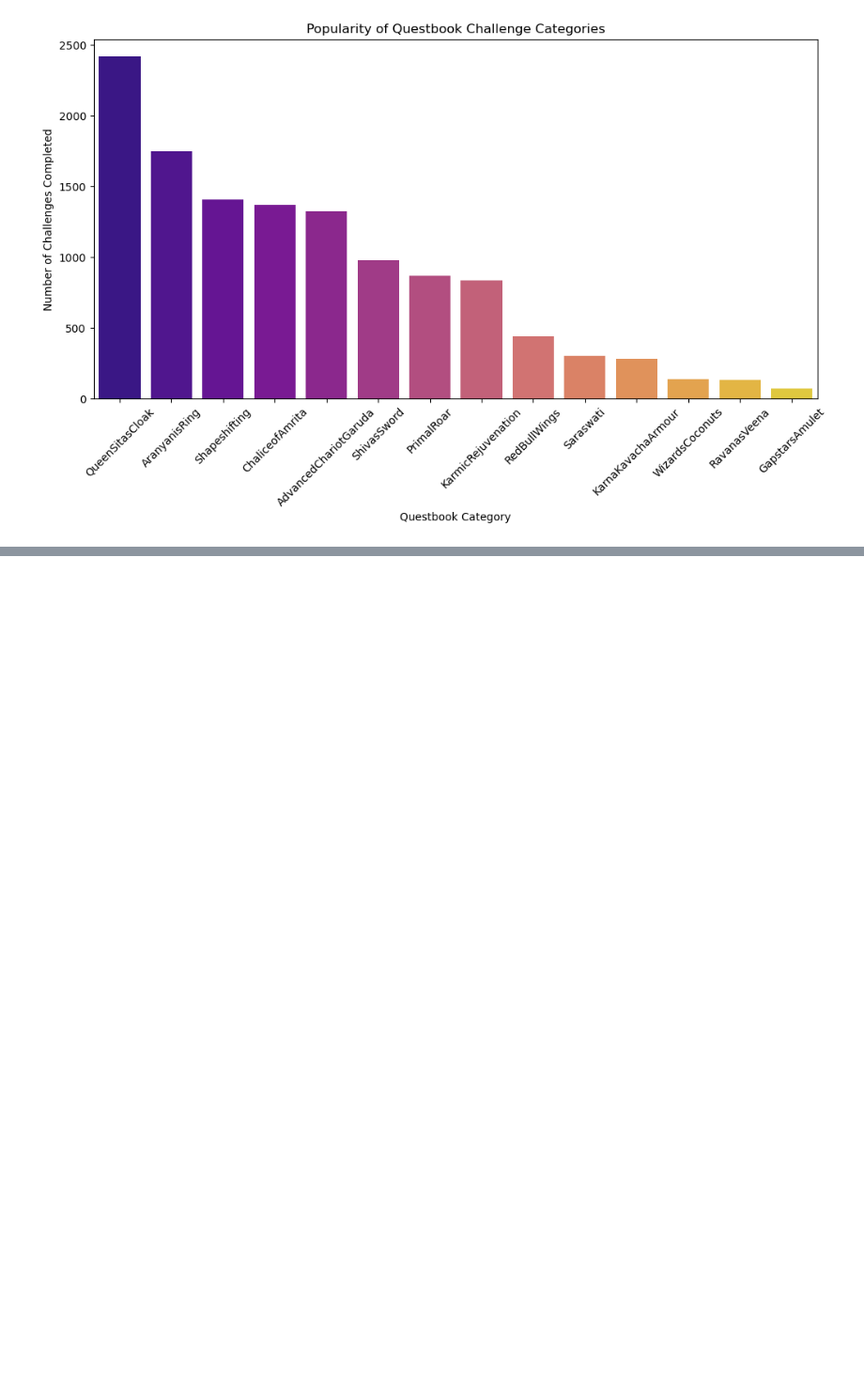
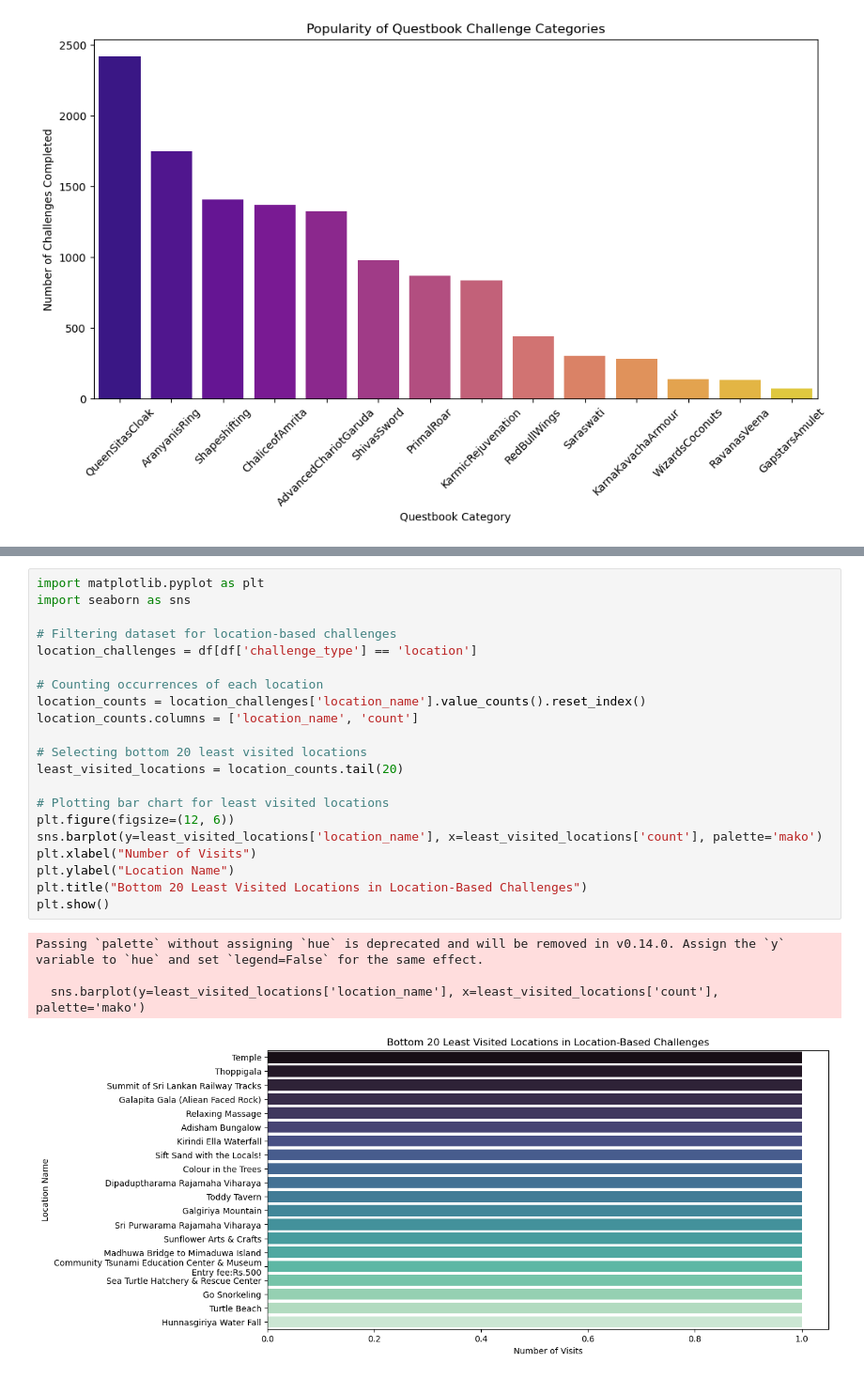
Before and after one commit to j2damax/principles-of-ds-cw02-portfolio, a Jupyter notebook: tuktukrental.ipynb, the cells around one changed output, grey strips where cells are left out. Shown at 94% size. Saved outputs shown, nothing was run; the diff lists cells and outputs as text; blank space fills up the shorter version.

```diff
--- a/tuktukrental.ipynb
+++ b/tuktukrental.ipynb
@@ -533,0 +558,26 @@ Passing `palette` without assigning `hue` is deprecated and will be removed in v
+# %%
+import matplotlib.pyplot as plt
+import seaborn as sns
+
+# Filtering dataset for location-based challenges
+location_challenges = df[df['challenge_type'] == 'location']
+
+# Counting occurrences of each location
+location_counts = location_challenges['location_name'].value_counts().reset_index()
+location_counts.columns = ['location_name', 'count']
+
+# Selecting bottom 20 least visited locations
+least_visited_locations = location_counts.tail(20)
+
+# Plotting bar chart for least visited locations
+plt.figure(figsize=(12, 6))
+sns.barplot(y=least_visited_locations['location_name'], x=least_visited_locations['count'], palette='mako')
+plt.xlabel("Number of Visits")
+plt.ylabel("Location Name")
+plt.title("Bottom 20 Least Visited Locations in Location-Based Challenges")
+plt.show()
+# %% [output]
+Passing `palette` without assigning `hue` is deprecated and will be removed in v0.14.0. Assign the `y` variable to `hue` and set `legend=False` for the same effect.
+
+  sns.barplot(y=least_visited_locations['location_name'], x=least_visited_locations['count'], palette='mako')
+[figure, added]
```
Also changed, not shown: parts of 8 cells of this notebook, 1 other file.
